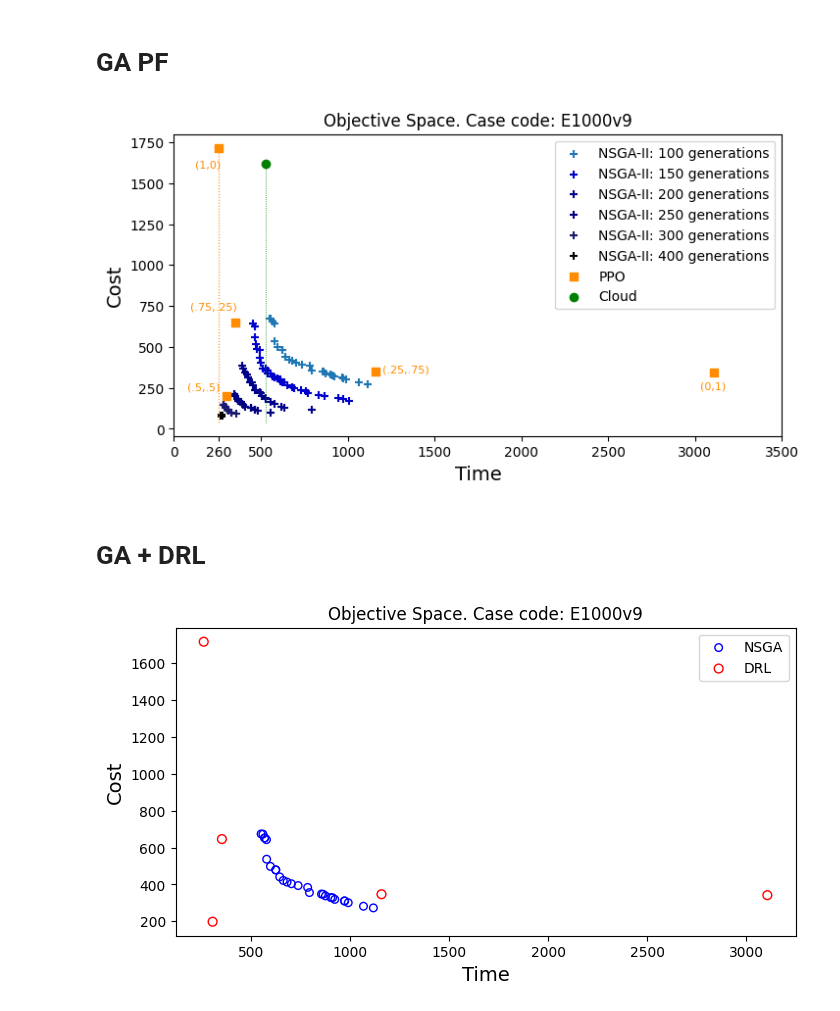
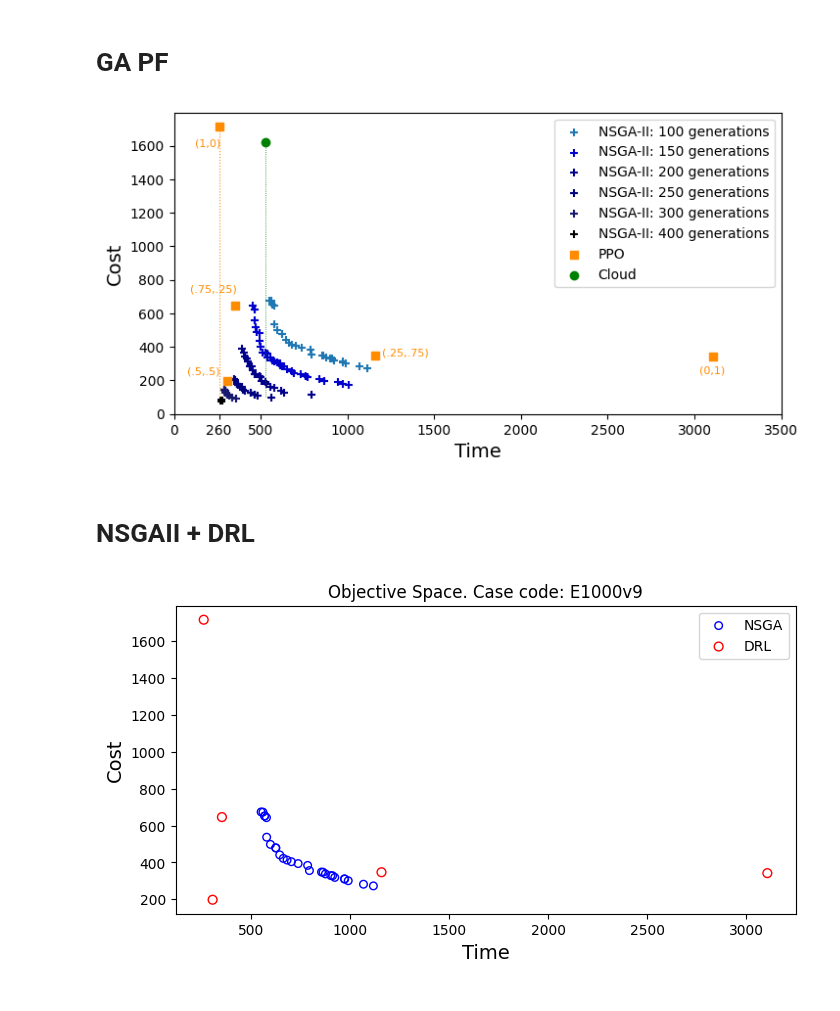
Before and after one commit to acsicuib/DRL-AC-Allocation, a Jupyter notebook: notebook_plot_PF_E1000.ipynb, the cells around one changed output. Drawn from its saved outputs; the diff is of its cells as text; code cells hidden in the pictures.

```diff
--- a/notebook_plot_PF_E1000.ipynb
+++ b/notebook_plot_PF_E1000.ipynb
@@ -32,5 +32,8 @@ def getWeithDecomposition(val):
 # DRL - average all samples
 # %%
 ## previou eval_trained_PF_ppo.py
-df = pd.read_pickle('logs/log_eval_PF_'  + str(configs.name) + "_" + str(configs.n_jobs) + '_' + str(configs.n_devices)+'.pkl', 'infer')
+#df = pd.read_pickle('logs/log_eval_PF_'  + str(configs.name) + "_" + str(configs.n_jobs) + '_' + str(configs.n_devices)+'.pkl', 'infer')
+configs.name="E1000v9"
+df = pd.read_pickle('logs/log_eval_PF_'  + str(configs.name) + "_" + str(configs.n_jobs) + '_' + str(configs.n_devices)+'_v3.pkl', 'infer')
 df = pd.DataFrame(df)
+df.head()
@@ -37,5 +47,5 @@ df = pd.DataFrame(df)
 # %%
 
-df.columns = ["model","sample","time","cost","reward","iTime","iCost"]
+df.columns = ["model","sample","time","cost","reward","iTime","iCost","execTime"]
 df
 # %% [output]
@@ -55,4 +65,4 @@ df
 # %%
-dfmodel = df.groupby("model").agg({"time":mean,"cost":mean,"iTime":mean,"iCost":mean})
+dfmodel = df.groupby("model").agg({"time":mean,"cost":mean,"iTime":mean,"iCost":mean,"execTime":mean})
 dfmodel
 # %% [output]
@@ -233,39 +243,39 @@ ax.scatter(dfga200.time, dfga200.cost, s=30,  marker="+", color='darkblue', labe
 ax.scatter(dfga250.time, dfga250.cost, s=30,  marker="+", color='navy', label="NSGA-II: 250 generations")
 ax.scatter(dfga300.time, dfga300.cost, s=30,  marker="+", color='midnightblue', label="NSGA-II: 300 generations")
 ax.scatter(dfga400.time, dfga400.cost, s=30,  marker="+", color='black', label="NSGA-II: 400 generations")
 
 ax.scatter(avg_pf[:,0], avg_pf[:,1], s=30,  marker="s", color='darkorange',label="PPO")
 
 #ax.scatter(dfmodel.time, dfmodel.cost, s=30,  marker="s", edgecolors='darkorange',label="PPO: average cases")
 
 ax.scatter(dfmodel.iTime[0],dfmodel.iCost[0],color="green",label="Cloud")
 
 mlabel = ["(1,0)","(.75,.25)","(.5,.5)","(.25,.75)","(0,1)"]
 for i in range(len(dfmodel)):
     if i in [0]:
         ax.annotate(mlabel[i], (avg_pf[i,0]-140, avg_pf[i,1]-120),color="darkorange",fontsize=8)
     elif i in [1]:
         ax.annotate(mlabel[i], (avg_pf[i,0]-260, avg_pf[i,1]+80),color="darkorange",fontsize=8)
     elif i in [2]:
         ax.annotate(mlabel[i], (avg_pf[i,0]-230, avg_pf[i,1]+40),color="darkorange",fontsize=8)
     elif i in [4]:
         ax.annotate(mlabel[i], (avg_pf[i,0]-80, avg_pf[i,1]-100),color="darkorange",fontsize=8)
     else:
         ax.annotate(mlabel[i], (avg_pf[i,0]+40, avg_pf[i,1]),color="darkorange",fontsize=8)
 
 ax.legend()
-ax.vlines(x=dfmodel.iTime[0], ymin=40, ymax=dfmodel.iCost[0], colors='green', ls=':', lw=0.6)
-ax.vlines(x=avg_pf[0,0], ymin=40, ymax=avg_pf[0,1], colors='darkorange', ls=':', lw=0.8)
-plt.title("Objective Space. Case code: %s"%configs.name)
+ax.vlines(x=dfmodel.iTime[0], ymin=100, ymax=dfmodel.iCost[0], colors='green', ls=':', lw=0.6)
+ax.vlines(x=avg_pf[0,0], ymin=100, ymax=avg_pf[0,1], colors='darkorange', ls=':', lw=0.8)
+# plt.title("Objective Space. Case code: %s"%configs.name)
 plt.xlabel("Time", fontsize=14)
 plt.ylabel("Cost", fontsize=14)
 plt.xticks(list(plt.xticks()[0]) + [avg_pf[0,0]])
 plt.savefig("images/pf_ppo_nsgaII_c0.pdf",dpi=300,bbox_inches = 'tight')
 plt.show()
 # %% [output]
-[figure, old version]
+[figure, new version]
 # %% [markdown]
-# GA + DRL
+# NSGAII + DRL
 # %%
 fig, ax = plt.subplots(figsize=(8,4))
 ax.scatter(dfga.time, dfga.cost, s=30, facecolors='none', edgecolors='blue',label="NSGA")
```
Also changed, not shown: parts of 20 cells of this notebook, 29 other files.
